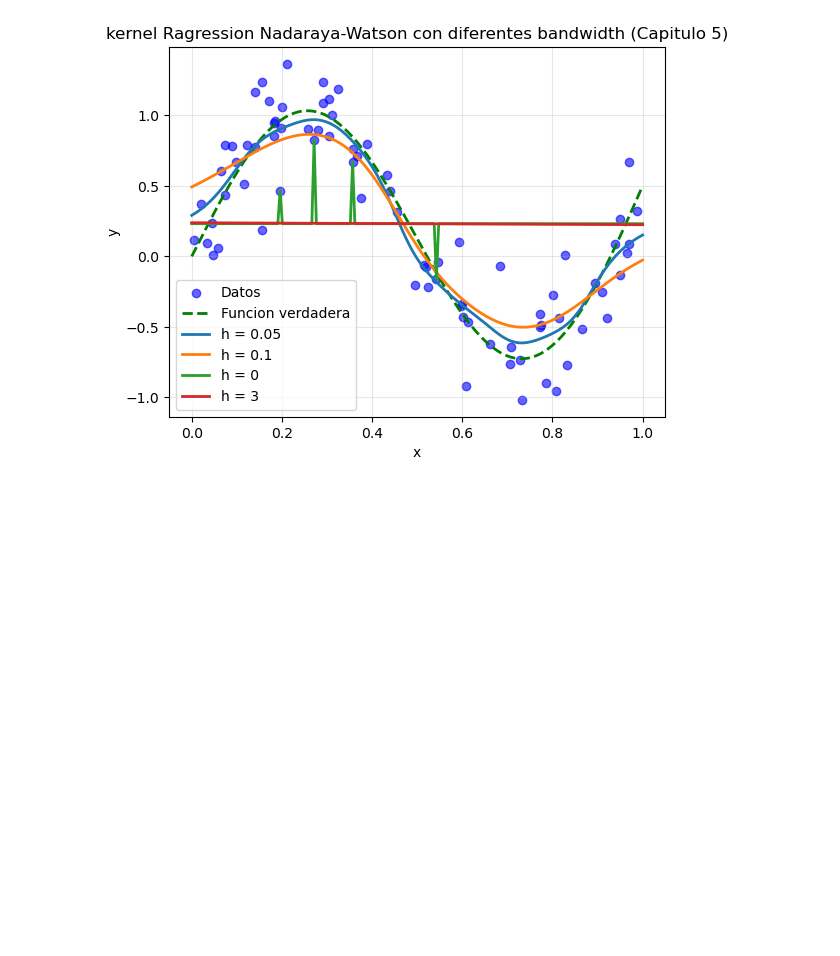
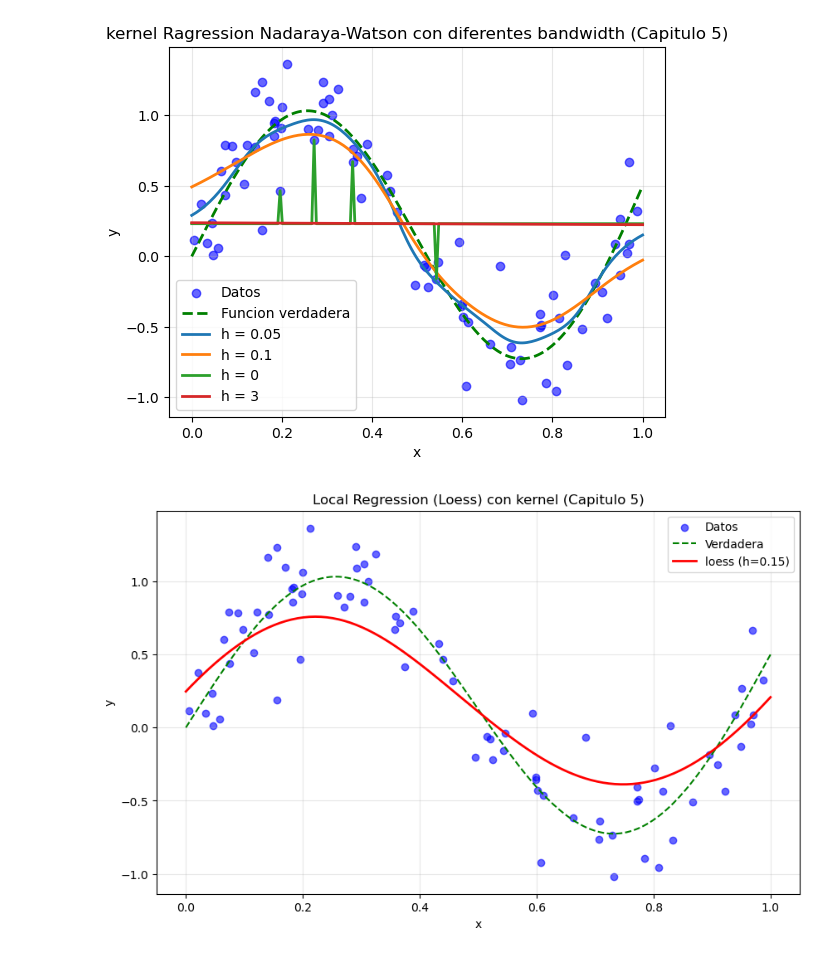
Before and after one commit to polosur1982/elementos-statistical-learning, a Jupyter notebook: notebooks/05_kernel_local_regression.ipynb, the cells around one changed output. Drawn from its saved outputs; the diff is of its cells as text; code cells hidden in the pictures; blank space fills up the shorter version.

Commit message:
Capitulo 5: Local regression (loess-style) ponderada + comparacion con Nadaraya-Watson

```diff
--- a/notebooks/05_kernel_local_regression.ipynb
+++ b/notebooks/05_kernel_local_regression.ipynb
@@ -59,3 +59,37 @@ plt.show
 # %% [output]
 <function matplotlib.pyplot.show(close=None, block=None)>
 [figure]
+# %%
+def local_regression(x_new, x_train, y_train, h):
+    weights = gaussian_kernel((x_new - x_train) / h)
+    weights /= weights.sum() + 1e-10  # evitar division por cero
+
+    # Regresion lineal ponderada local
+    X_loc = np.column_stack((np.ones(len(x_train)), x_train))
+    W = np.diag(weights)
+    XtWX = X_loc.T @ W @ X_loc
+    XtWy = X_loc.T @ W @ y_train
+
+    if np.linalg.det(XtWX) < 1e-10:
+        return np.mean(y_train) # fallback
+
+    betas_loc = np.linalg.solve(XtWX, XtWy)
+    y_pred = betas_loc[0] + betas_loc[1] * x_new
+    return y_pred
+# %%
+h_loess = 0.15 # Prueba 0.1, 0.2, 04
+
+y_loess = np.array([local_regression(xi, x, y, h_loess) for xi in x_test])
+
+plt.figure(figsize=(10, 6))
+plt.scatter(x, y, color='blue', alpha=0.6, label='Datos')
+plt.plot(x_test, y_true, 'g--', label='Verdadera')
+plt.plot(x_test, y_loess, 'r-', linewidth=2, label=f'loess (h={h_loess})')
+plt.xlabel('x')
+plt.ylabel('y')
+plt.title('Local Regression (Loess) con kernel (Capitulo 5)')
+plt.legend()
+plt.grid(True, alpha=0.3)
+plt.show()
+# %% [output]
+[figure, added]
```
